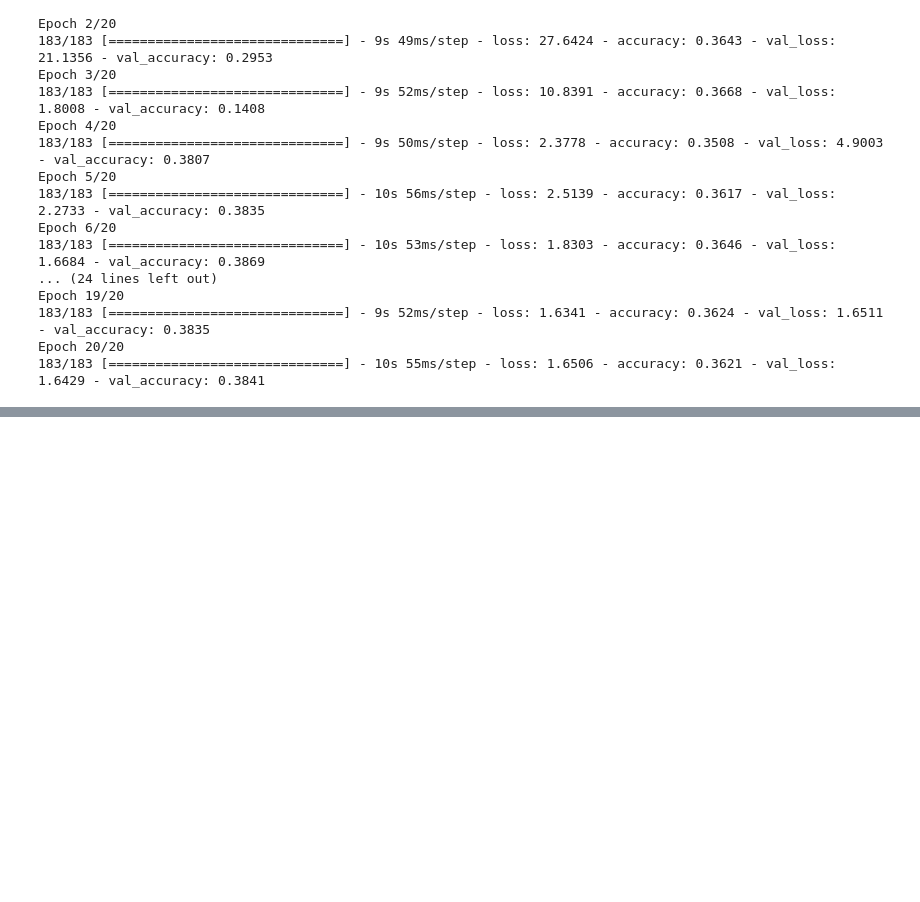
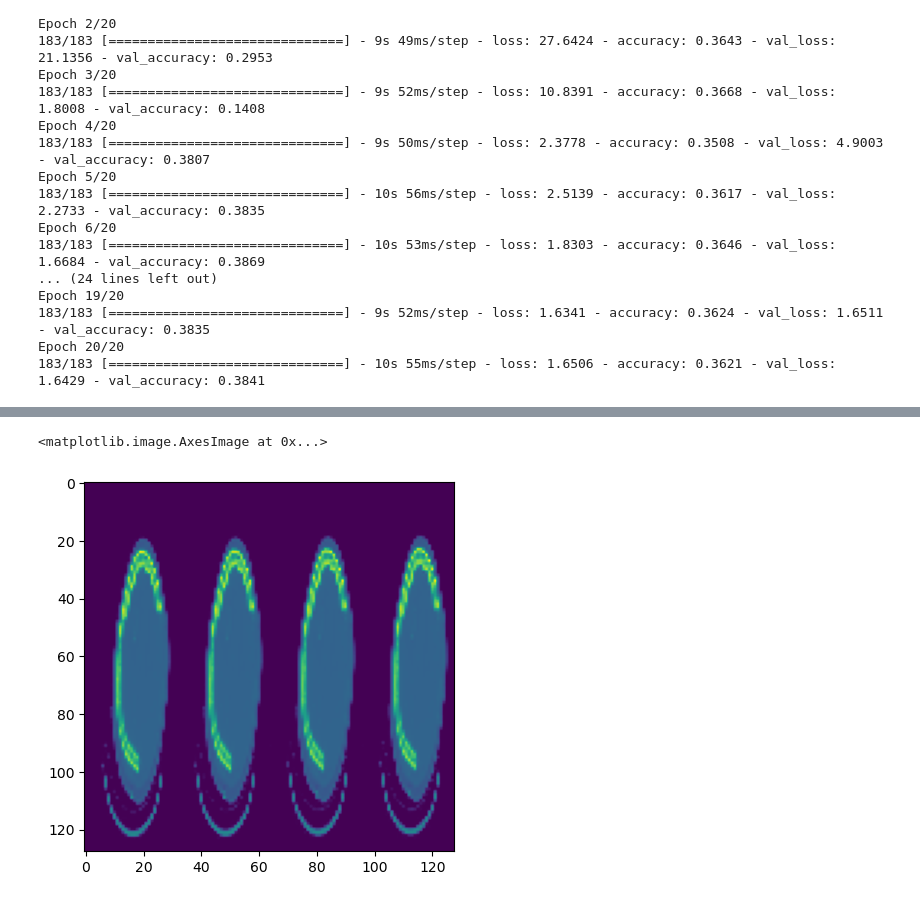
Before and after one commit to pogrebitskiy/HemorrhageClassifier, a Jupyter notebook: cleaning_and_test.ipynb, the cells around one changed output, grey strips where cells are left out. Saved outputs shown, nothing was run; the diff lists cells and outputs as text; code cells hidden in the pictures; blank space fills up the shorter version.

```diff
--- a/cleaning_and_test.ipynb
+++ b/cleaning_and_test.ipynb
@@ -359,0 +350,5 @@ Epoch 8/1000
+# %%
+plt.imshow(data1[1000].reshape(128,128))
+# %% [output]
+<matplotlib.image.AxesImage at 0x...>
+[figure, added]
```
Also changed, not shown: parts of 28 cells of this notebook.
